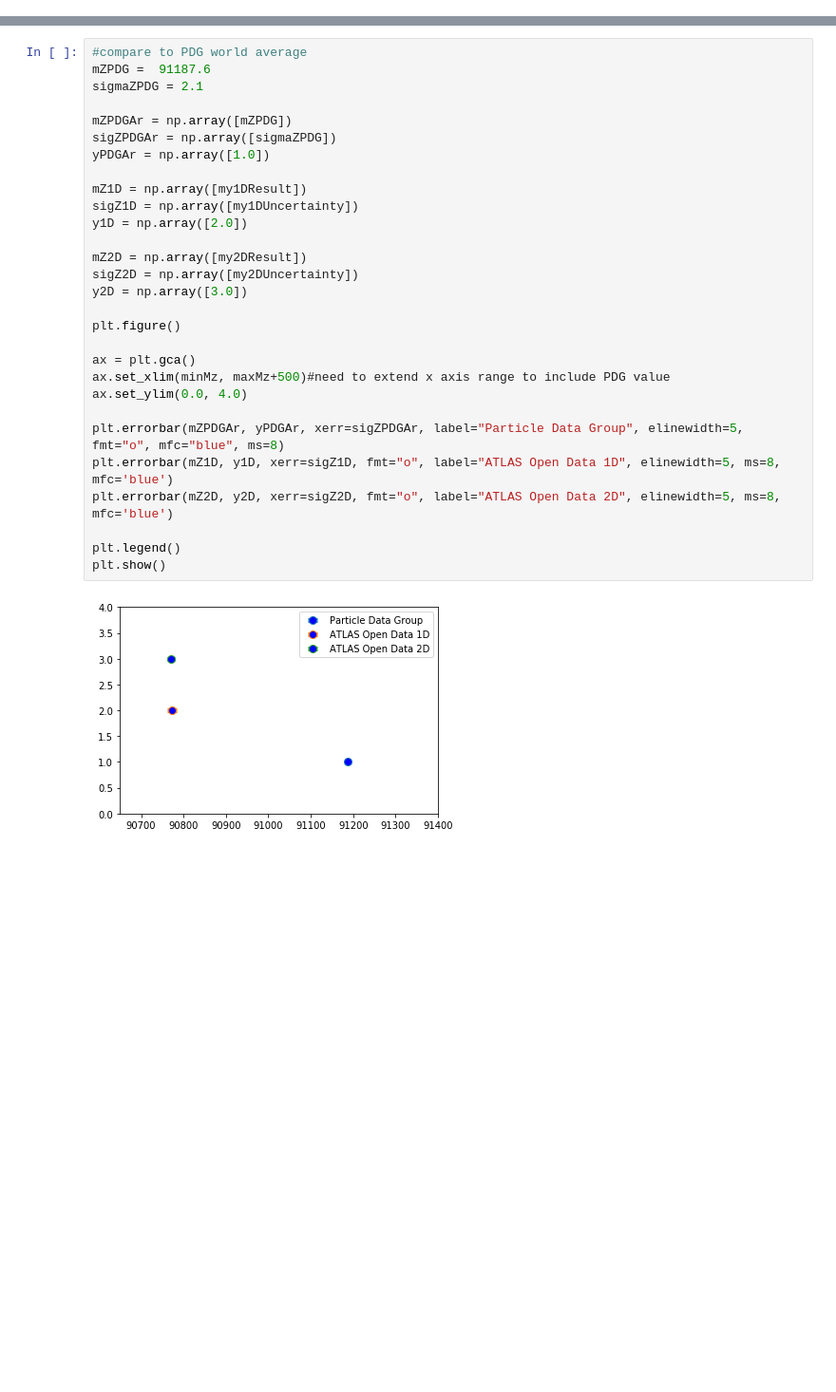
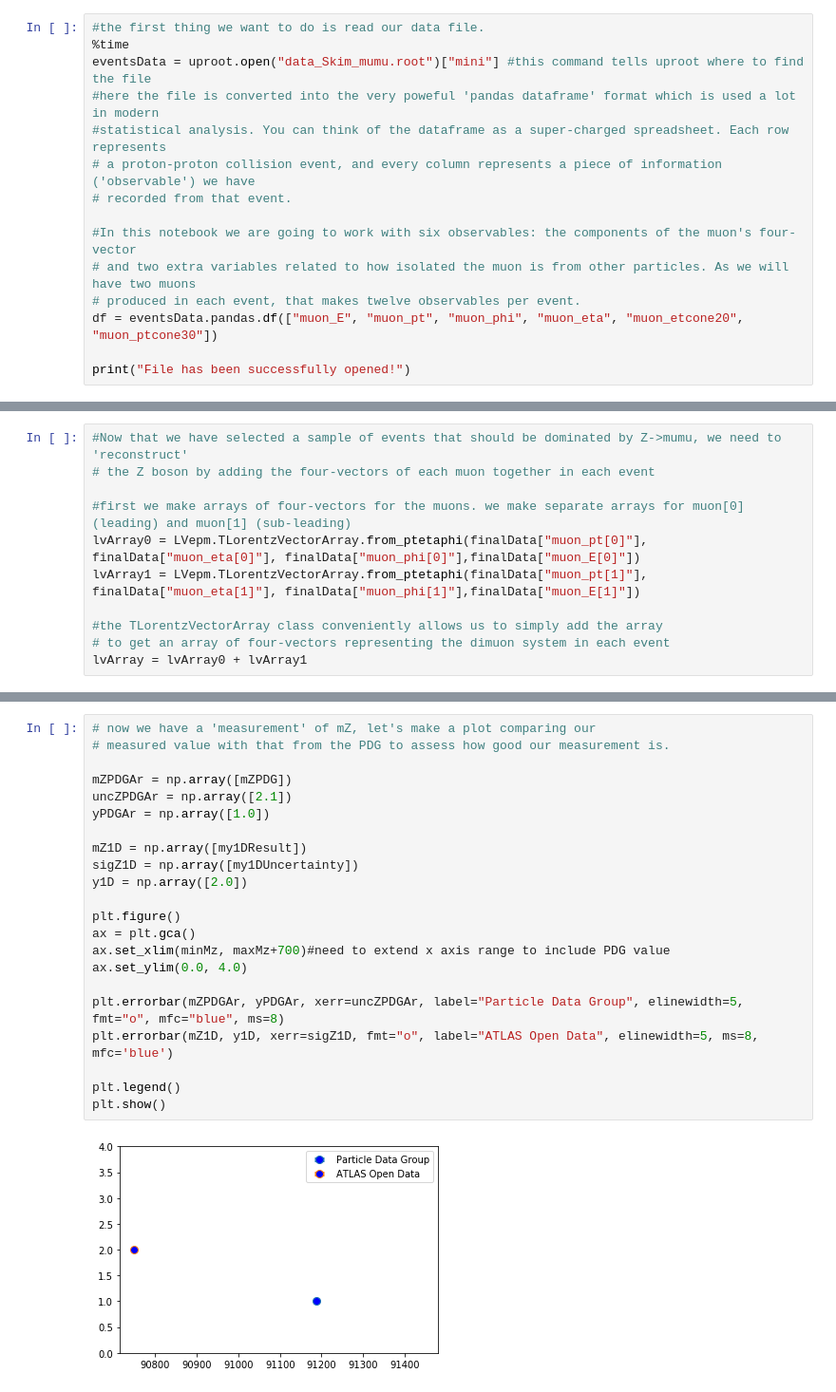
Before and after one commit to keaveney/UCT3rdYearLabATLASOpenData, a Jupyter notebook: Part1_MeasureTheZBosonMass.ipynb, the cells around one changed output, grey strips where cells are left out. Shown: that part at 95% size. Saved outputs shown, nothing was run; the diff lists cells and outputs as text; blank space fills up the shorter version.

```diff
--- a/Part1_MeasureTheZBosonMass.ipynb
+++ b/Part1_MeasureTheZBosonMass.ipynb
@@ -78,0 +14,15 @@ flatData = LVepm.TLorentzVectorArray.from_ptetaphi(lep_pt, lep_eta, lep_phi, lep
+# %%
+#the first thing we want to do is read our data file.
+%time
+eventsData = uproot.open("data_Skim_mumu.root")["mini"] #this command tells uproot where to find the file
+#here the file is converted into the very poweful 'pandas dataframe' format which is used a lot in modern
+#statistical analysis. You can think of the dataframe as a super-charged spreadsheet. Each row represents
+# a proton-proton collision event, and every column represents a piece of information ('observable') we have
+# recorded from that event.
+
+#In this notebook we are going to work with six observables: the components of the muon's four-vector
+# and two extra variables related to how isolated the muon is from other particles. As we will have two muons
+# produced in each event, that makes twelve observables per event.
+df = eventsData.pandas.df(["muon_E", "muon_pt", "muon_phi", "muon_eta", "muon_etcone20", "muon_ptcone30"])
+
+print("File has been successfully opened!")
@@ -79 +94,12 @@ flatData = LVepm.TLorentzVectorArray.from_ptetaphi(lep_pt, lep_eta, lep_phi, lep
+# %%
+#Now that we have selected a sample of events that should be dominated by Z->mumu, we need to 'reconstruct'
+# the Z boson by adding the four-vectors of each muon together in each event
+
+#first we make arrays of four-vectors for the muons. we make separate arrays for muon[0] (leading) and muon[1] (sub-leading)
+lvArray0 = LVepm.TLorentzVectorArray.from_ptetaphi(finalData["muon_pt[0]"], finalData["muon_eta[0]"], finalData["muon_phi[0]"],finalData["muon_E[0]"])
+lvArray1 = LVepm.TLorentzVectorArray.from_ptetaphi(finalData["muon_pt[1]"], finalData["muon_eta[1]"], finalData["muon_phi[1]"],finalData["muon_E[1]"])
+
+#the TLorentzVectorArray class conveniently allows us to simply add the array
+# to get an array of four-vectors representing the dimuon system in each event
+lvArray = lvArray0 + lvArray1
 # %%
@@ -330,31 +316,24 @@ best-fit = 90770 +/- 8.92661813122686
 # %%
-#compare to PDG world average
-mZPDG =  91187.6
-sigmaZPDG = 2.1
+# now we have a 'measurement' of mZ, let's make a plot comparing our
+# measured value with that from the PDG to assess how good our measurement is.
 
 mZPDGAr = np.array([mZPDG])
-sigZPDGAr = np.array([sigmaZPDG])
+uncZPDGAr = np.array([2.1])
 yPDGAr = np.array([1.0])
 
 mZ1D = np.array([my1DResult])
 sigZ1D = np.array([my1DUncertainty])
 y1D = np.array([2.0])
 
-mZ2D = np.array([my2DResult])
-sigZ2D = np.array([my2DUncertainty])
-y2D = np.array([3.0])
-
 plt.figure()
-
 ax = plt.gca()
-ax.set_xlim(minMz, maxMz+500)#need to extend x axis range to include PDG value
+ax.set_xlim(minMz, maxMz+700)#need to extend x axis range to include PDG value
 ax.set_ylim(0.0, 4.0)
 
-plt.errorbar(mZPDGAr, yPDGAr, xerr=sigZPDGAr, label="Particle Data Group", elinewidth=5,  fmt="o", mfc="blue", ms=8)
-plt.errorbar(mZ1D, y1D, xerr=sigZ1D, fmt="o", label="ATLAS Open Data 1D", elinewidth=5, ms=8, mfc='blue')
-plt.errorbar(mZ2D, y2D, xerr=sigZ2D, fmt="o", label="ATLAS Open Data 2D", elinewidth=5, ms=8, mfc='blue')
+plt.errorbar(mZPDGAr, yPDGAr, xerr=uncZPDGAr, label="Particle Data Group", elinewidth=5,  fmt="o", mfc="blue", ms=8)
+plt.errorbar(mZ1D, y1D, xerr=sigZ1D, fmt="o", label="ATLAS Open Data", elinewidth=5, ms=8, mfc='blue')
 
 plt.legend()
 plt.show()
 # %% [output]
-[figure, old version]
+[figure, new version]
```
Also changed, not shown: parts of 15 cells of this notebook, 1 other file.
